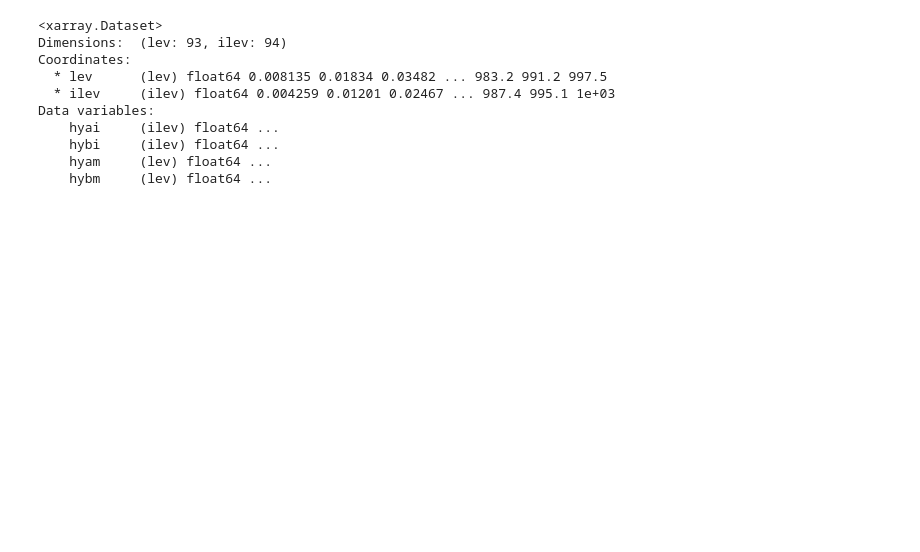
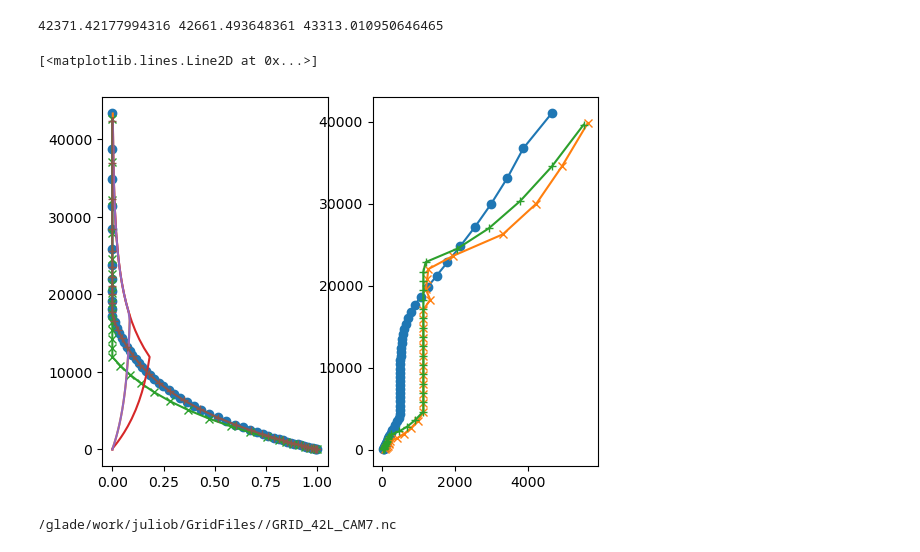
Before and after one commit to JulioTBacmeister/PyRegridding, a Jupyter notebook: Drivers/MakeNewVgrid.ipynb, the cells around one changed output. Cells and saved outputs as stored; diff of their text form; code cells hidden in the pictures; blank space fills up the shorter version.

```diff
--- a/Drivers/MakeNewVgrid.ipynb
+++ b/Drivers/MakeNewVgrid.ipynb
@@ -7,0 +24,7 @@ import pandas as pd
+# %%
+
+L58f = f'{myGridFiles}/Vertical/GRID_48_taperstart10km_lowtop_BL10_v3p1_beta1p75.nc'
+L32f = f'{myGridFiles}/Vertical/GRID_32L_CAM6.nc'
+# %%
+L32=xr.open_dataset( L32f )
+L58=xr.open_dataset( L58f )
@@ -8 +58,42 @@ import pandas as pd
+# %%
+dzXX = np.concatenate( [np.linspace(5500,1200,num=6),np.zeros(15)+1137.,np.linspace(1137.,dz58[57-17],num=5),dz58[58-16:58]] )
+# %%
+print(np.sum(dzXX ),np.sum(dz32 ),np.sum(dz58 ))
+# %% [output]
+42371.42177994316 42661.493648361 43313.010950646465
+# %%
+nzXX  =len(dzXX)
+nzXXe =len(dzXX)+1
+zXX=np.zeros( nzXXe )
+for L in np.arange( nzXXe-2, -1, -1):
+    zXX[L]=zXX[L+1]+dzXX[L]
+
+pXX = 100_000. * np.exp( -zXX/7_000.0 )
+
+hyaiXX = np.interp( pXX , p58, L58.hyai.values )
+hybiXX = pXX/100_000. -hyaiXX
+
+hyamXX = np.zeros( nzXX )
+hybmXX = np.zeros( nzXX )
+zoXX = np.zeros( nzXX )
+
+for L in np.arange( 0, nzXX, 1):
+    hyamXX[L] = 0.5 * ( hyaiXX[L] + hyaiXX[L+1] )
+    hybmXX[L] = 0.5 * ( hybiXX[L] + hybiXX[L+1] )
+    zoXX[L]   = 0.5 * ( zXX[L]    + zXX[L+1] )
+# %%
+fig,ax=plt.subplots(1, 2, squeeze=False)
+ax[0,0].plot( L58.hybi ,z58,'-o')
+ax[0,0].plot( L58.hyai ,z58)
+ax[0,0].plot( L32.hybi ,z32,'-x')
+ax[0,0].plot( L32.hyai ,z32)
+ax[0,0].plot( hyaiXX ,zXX)
+ax[0,0].plot( hybiXX ,zXX,'-+')
+
+ax[0,1].plot( dz58,zo58,'-o')
+ax[0,1].plot( dz32,zo32,'-x')
+ax[0,1].plot( dzXX,zoXX,'-+')
+# %% [output]
+[<matplotlib.lines.Line2D at 0x...>]
+[figure, added]
 # %%
@@ -56,15 +132,4 @@ NewVgrid.to_netcdf( NewVgridFile )
-# %%
-
-poo=xr.open_dataset( NewVgridFile )
-poo
-# %% [output]
-<xarray.Dataset>
-Dimensions:  (lev: 93, ilev: 94)
-Coordinates:
-  * lev      (lev) float64 0.008135 0.01834 0.03482 ... 983.2 991.2 997.5
-  * ilev     (ilev) float64 0.004259 0.01201 0.02467 ... 987.4 995.1 1e+03
-Data variables:
-    hyai     (ilev) float64 ...
-    hybi     (ilev) float64 ...
-    hyam     (lev) float64 ...
-    hybm     (lev) float64 ...
+# %%
+print(newname)
+# %% [output]
+/glade/work/juliob/GridFiles//GRID_42L_CAM7.nc
```
Also changed, not shown: parts of 6 cells of this notebook, 3 other files.
